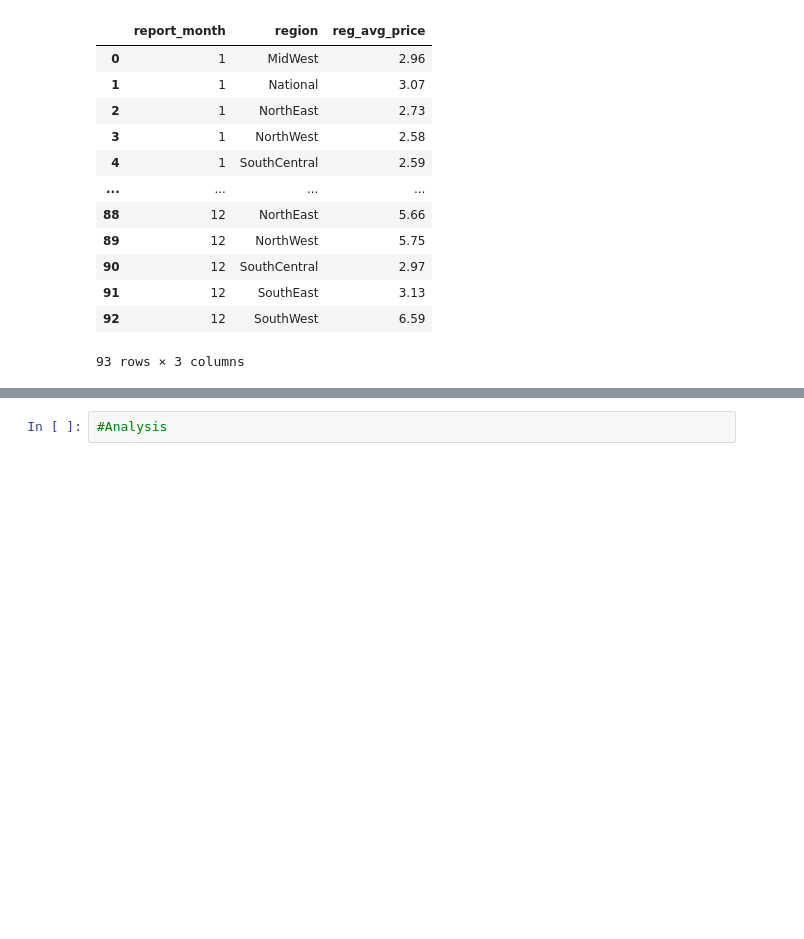
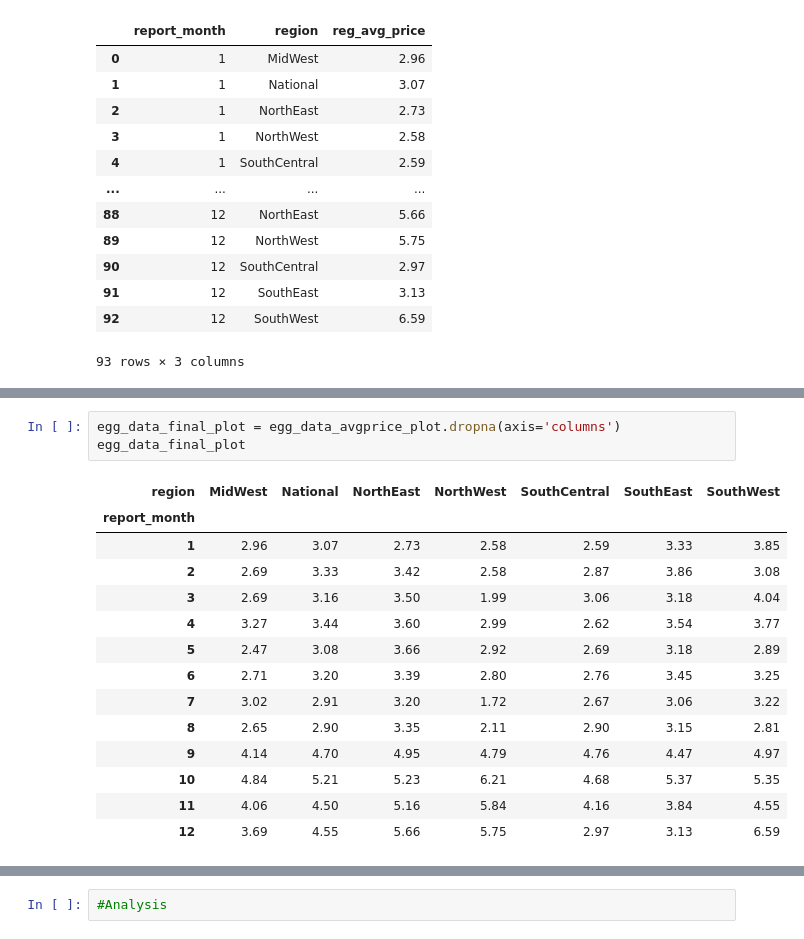
Before and after one commit to country4livin/Project-1-Repo, a Jupyter notebook: RegionalStudy2024monthly.ipynb, the cells around one changed output, grey strips where cells are left out. Drawn from its saved outputs; the diff is of its cells as text; blank space fills up the shorter version.

```diff
--- a/RegionalStudy2024monthly.ipynb
+++ b/RegionalStudy2024monthly.ipynb
@@ -240,5 +162,23 @@ egg_data_avgprice_plot
 | 10 | NaN | 6.75 | 4.84 | 5.21 | 5.23 | 6.21 | 4.68 | 5.37 | 5.35 |
 | 11 | NaN | 5.99 | 4.06 | 4.50 | 5.16 | 5.84 | 4.16 | 3.84 | 4.55 |
 | 12 | NaN | NaN | 3.69 | 4.55 | 5.66 | 5.75 | 2.97 | 3.13 | 6.59 |
+# %%
+egg_data_final_plot = egg_data_avgprice_plot.dropna(axis='columns')
+egg_data_final_plot
+# %% [output]
+| region | MidWest | National | NorthEast | NorthWest | SouthCentral | SouthEast | SouthWest |
+| report_month |  |  |  |  |  |  |  |
+| 1 | 2.96 | 3.07 | 2.73 | 2.58 | 2.59 | 3.33 | 3.85 |
+| 2 | 2.69 | 3.33 | 3.42 | 2.58 | 2.87 | 3.86 | 3.08 |
+| 3 | 2.69 | 3.16 | 3.50 | 1.99 | 3.06 | 3.18 | 4.04 |
+| 4 | 3.27 | 3.44 | 3.60 | 2.99 | 2.62 | 3.54 | 3.77 |
+| 5 | 2.47 | 3.08 | 3.66 | 2.92 | 2.69 | 3.18 | 2.89 |
+| 6 | 2.71 | 3.20 | 3.39 | 2.80 | 2.76 | 3.45 | 3.25 |
+| 7 | 3.02 | 2.91 | 3.20 | 1.72 | 2.67 | 3.06 | 3.22 |
+| 8 | 2.65 | 2.90 | 3.35 | 2.11 | 2.90 | 3.15 | 2.81 |
+| 9 | 4.14 | 4.70 | 4.95 | 4.79 | 4.76 | 4.47 | 4.97 |
+| 10 | 4.84 | 5.21 | 5.23 | 6.21 | 4.68 | 5.37 | 5.35 |
+| 11 | 4.06 | 4.50 | 5.16 | 5.84 | 4.16 | 3.84 | 4.55 |
+| 12 | 3.69 | 4.55 | 5.66 | 5.75 | 2.97 | 3.13 | 6.59 |
 # %%
 # create a line graph showing a line for each region using pandas
```
Also changed, not shown: parts of 8 cells of this notebook, 6 other files.
